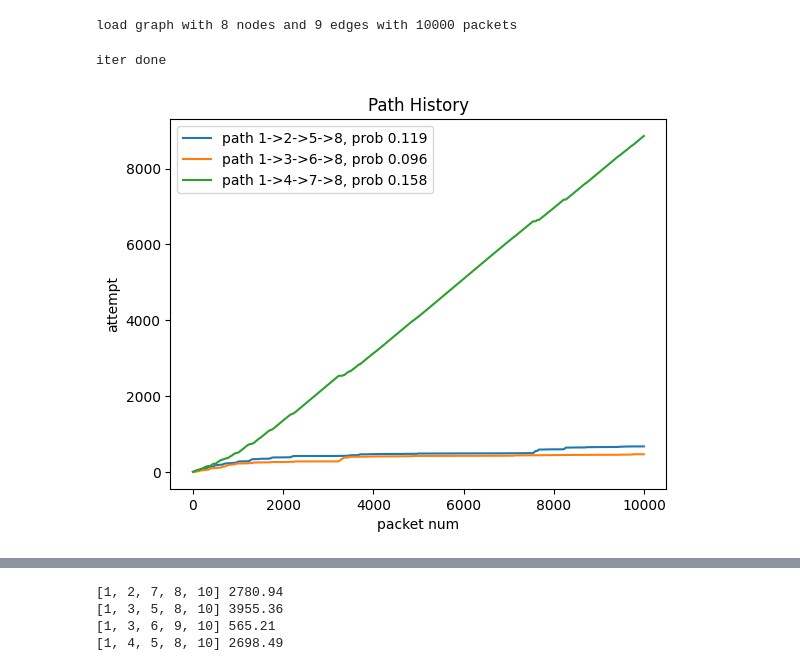
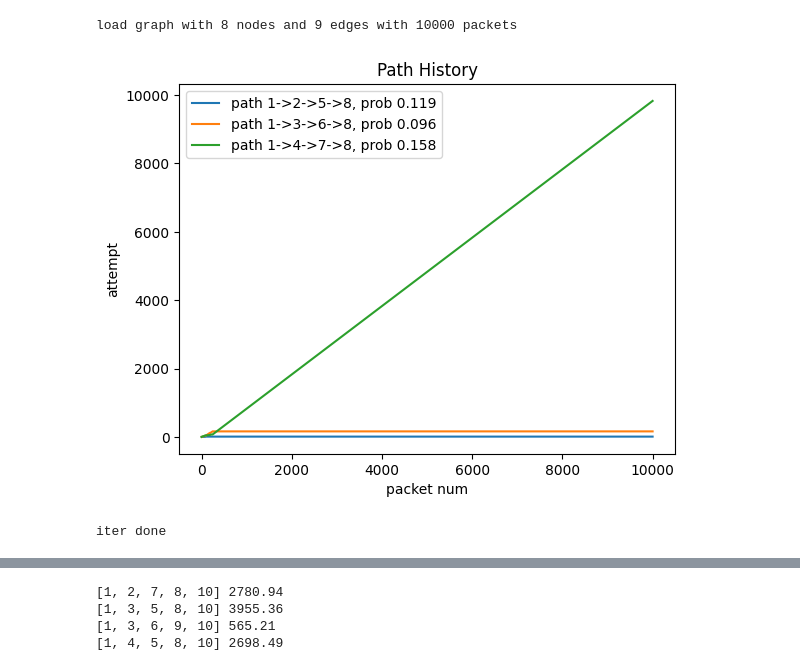
Before and after one commit to AlanLiang-314/totoro-sim, a Jupyter notebook: sim.ipynb, the cells around one changed output, grey strips where cells are left out. Saved outputs shown, nothing was run; the diff lists cells and outputs as text; code cells hidden in the pictures.

```diff
--- a/sim.ipynb
+++ b/sim.ipynb
@@ -93,8 +90,8 @@ sim.load_sim("testset/test/002.txt", packet_num=10000)
 # %% [output]
 load graph with 8 nodes and 9 edges with 10000 packets
 # %%
-hist = sim.simulate(c=1.0)
+hist = sim.simulate(c=0.2)
 # %% [output]
+[figure, new version]
 iter done
-[figure, old version]
 # %%
```
Also changed, not shown: parts of 10 cells of this notebook, 2 other files.
